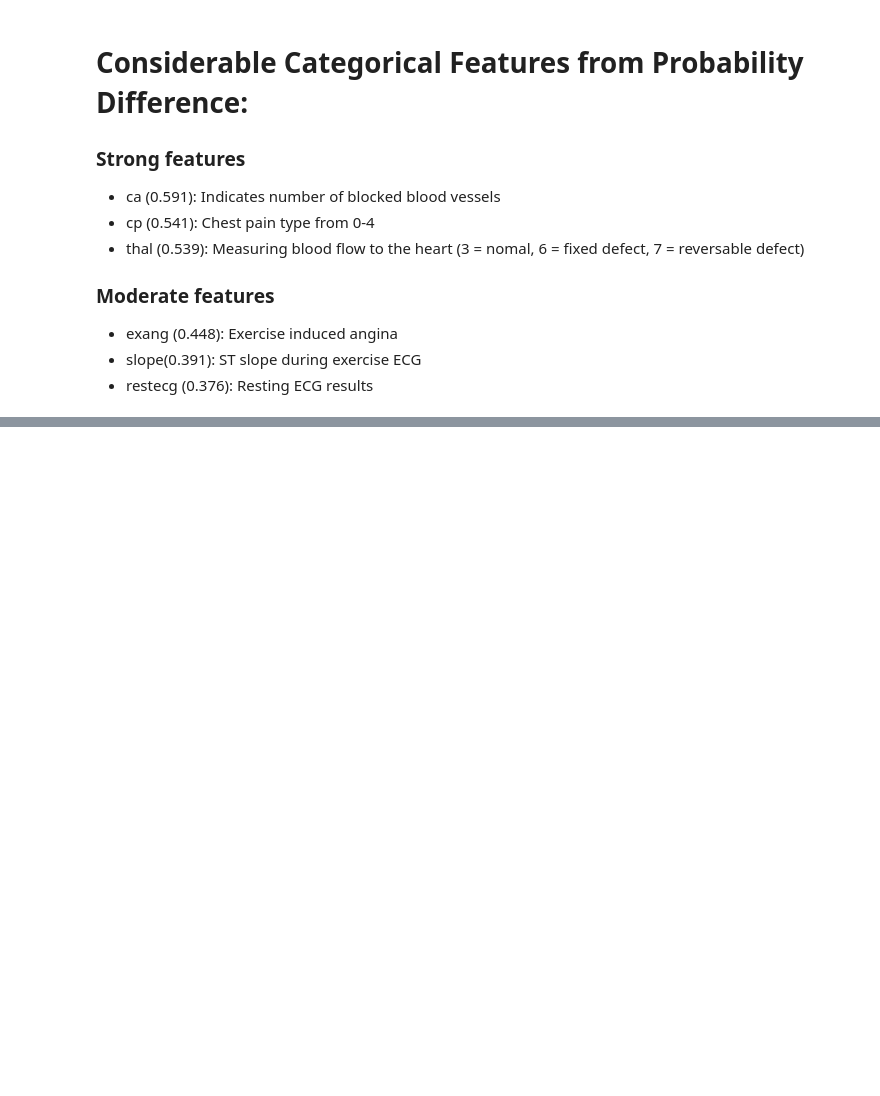
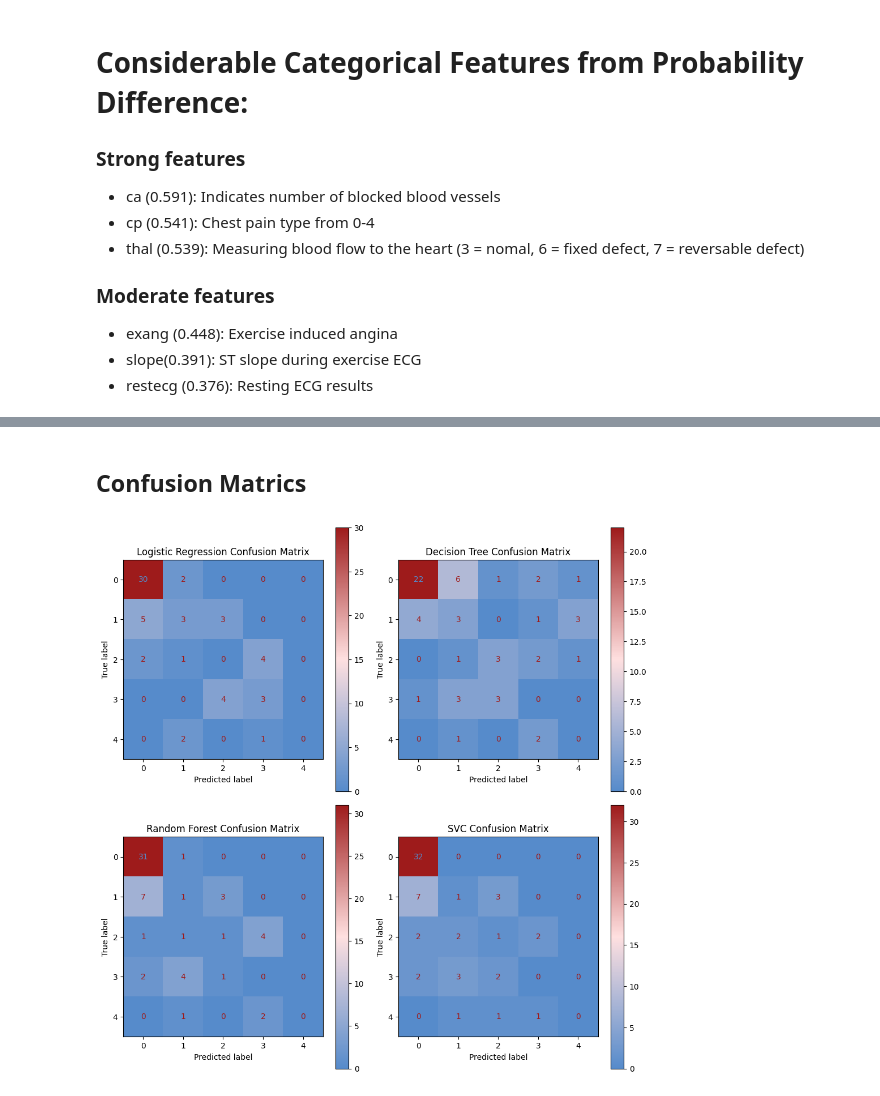
Before and after one commit to aarondwhite/DATA-3421-Final-Project, a Jupyter notebook: Tanvir_EDA.ipynb, the cells around one changed output, grey strips where cells are left out. Saved outputs shown, nothing was run; the diff lists cells and outputs as text; code cells hidden in the pictures; blank space fills up the shorter version.

Commit message:
Data modeling, metrics, and hyperparameter tuning added to EDA file

```diff
--- a/Tanvir_EDA.ipynb
+++ b/Tanvir_EDA.ipynb
@@ -305,0 +373,3 @@ results_df
+# %%
+X_train, X_test = preprocess(X_train, X_test)
+X_train_binary, X_test_binary = preprocess(X_train_binary, X_test_binary)
@@ -305,0 +429,7 @@ results_df
+# %%
+# Random forest standard y
+
+forest = RandomForestClassifier()
+forest.fit(X_train, y_train)
+
+forest.score(X_test, y_test)
@@ -305,0 +449,7 @@ results_df
+# %%
+# SVC standard y
+
+svc = SVC()
+svc.fit(X_train, y_train)
+
+svc.score(X_test, y_test)
@@ -305,0 +471,18 @@ results_df
+# %%
+estimator_names = ['Logistic Regression', 'Decision Tree', 'Random Forest', 'SVC']
+estimators = [lr, tree, forest, svc]
+estimators_binary = [lr_binary, tree_binary, forest_binary, svc_binary]
+
+# Displaying precision, recall, and f1 for all models using full range of target values
+# All models had classes which predicted zero for certain classes of target column,
+# handled with zero_division parameter
+for i, estimator in enumerate(estimators):
+    report = classification_report(
+        y_test, estimator.predict(X_test),
+        output_dict=True,
+        zero_division=0
+    )
+    df_report = pd.DataFrame(report).transpose()
+
+    print(f'{estimator_names[i]} Classification Report')
+    display(HTML(df_report.to_html(classes='table table-striped')))
@@ -305,0 +530,14 @@ results_df
+# %% [markdown]
+## Confusion Matrics
+# %%
+fig, axes = plt.subplots(2, 2, figsize=(10, 10))
+axes = axes.flatten()
+
+for i, estimator in enumerate(estimators):
+    ConfusionMatrixDisplay.from_estimator(estimator, X_test, y_test, ax=axes[i], cmap=cmap)
+    axes[i].set_title(f"{estimator_names[i]} Confusion Matrix")
+
+plt.tight_layout()
+plt.show()
+# %% [output]
+[figure, added]
```
Also changed, not shown: parts of 35 cells of this notebook.
